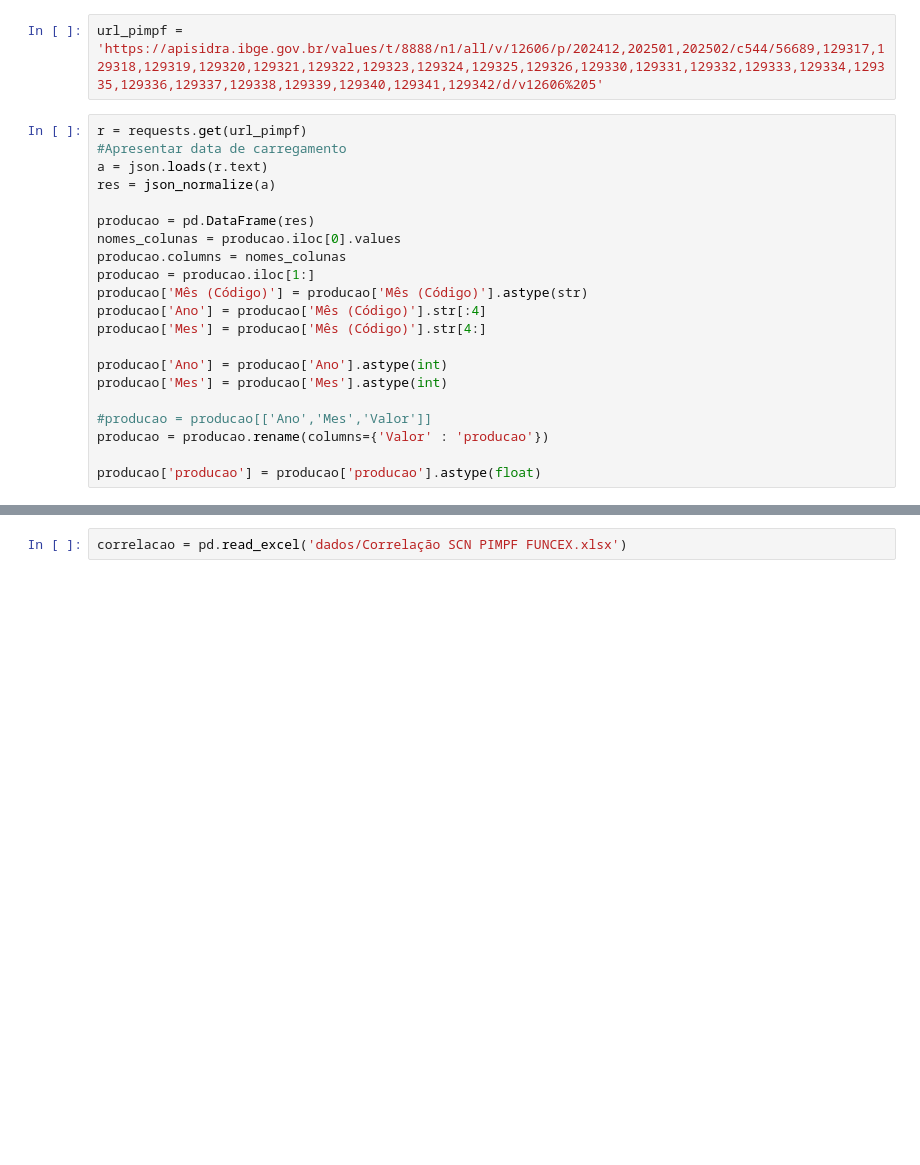
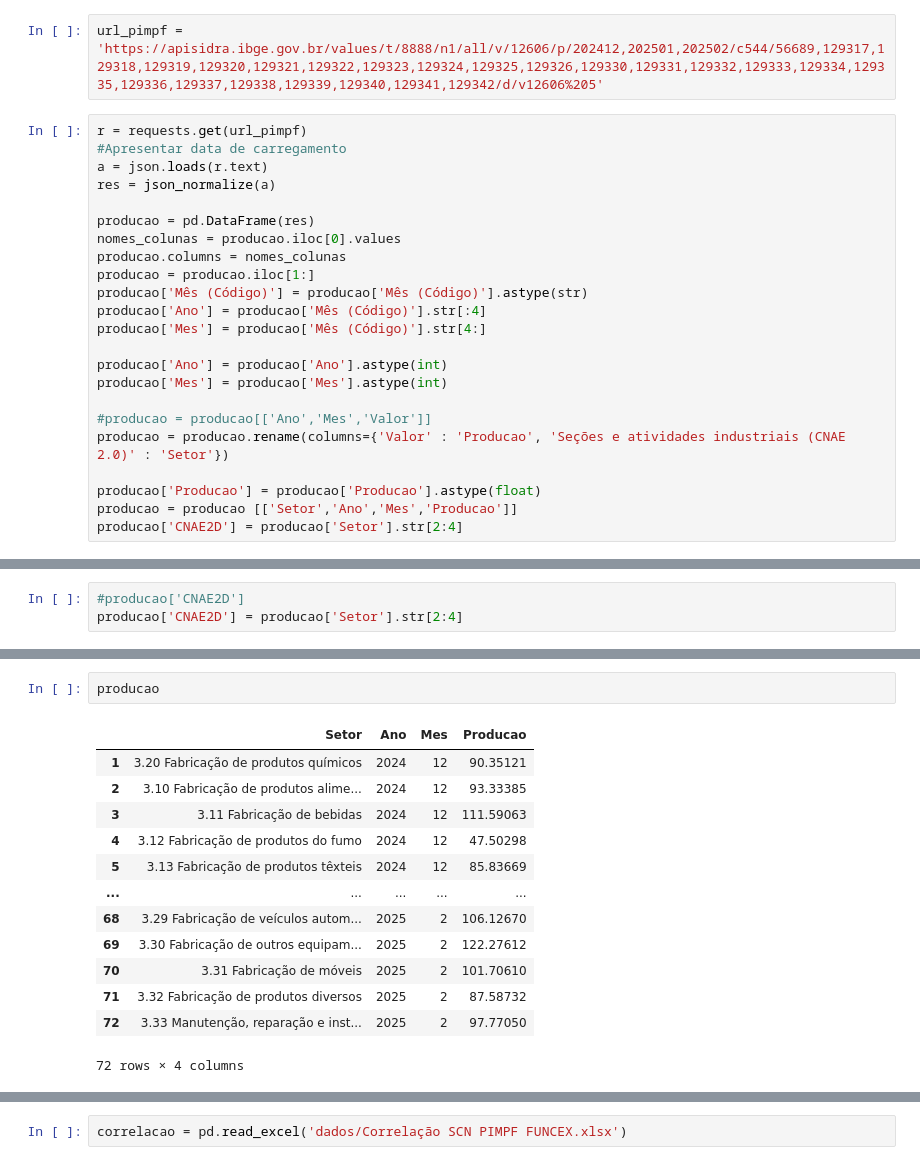
Before and after one commit to amiltonmendes/consumo-aparente, a Jupyter notebook: Cálculo de consumo nacional aparente - Funcex Planilha.ipynb, the cells around one changed output, grey strips where cells are left out. Cells and saved outputs as stored; diff of their text form; blank space fills up the shorter version.

```diff
--- a/Cálculo de consumo nacional aparente - Funcex Planilha.ipynb
+++ b/Cálculo de consumo nacional aparente - Funcex Planilha.ipynb
@@ -94,6 +90,8 @@ producao['Ano'] = producao['Ano'].astype(int)
 producao['Mes'] = producao['Mes'].astype(int)
 
 #producao = producao[['Ano','Mes','Valor']]
-producao = producao.rename(columns={'Valor' : 'producao'})
+producao = producao.rename(columns={'Valor' : 'Producao', 'Seções e atividades industriais (CNAE 2.0)' : 'Setor'})
 
-producao['producao'] = producao['producao'].astype(float)
+producao['Producao'] = producao['Producao'].astype(float)
+producao = producao [['Setor','Ano','Mes','Producao']]
+producao['CNAE2D'] = producao['Setor'].str[2:4]
@@ -119,0 +98,3 @@ array(['3.20 Fabricação de produtos químicos',
+# %%
+#producao['CNAE2D']
+producao['CNAE2D'] = producao['Setor'].str[2:4]
@@ -119,0 +114,16 @@ array(['3.20 Fabricação de produtos químicos',
+# %%
+producao
+# %% [output]
+|  | Setor | Ano | Mes | Producao |
+| 1 | 3.20 Fabricação de produtos químicos | 2024 | 12 | 90.35121 |
+| 2 | 3.10 Fabricação de produtos alime... | 2024 | 12 | 93.33385 |
+| 3 | 3.11 Fabricação de bebidas | 2024 | 12 | 111.59063 |
+| 4 | 3.12 Fabricação de produtos do fumo | 2024 | 12 | 47.50298 |
+| 5 | 3.13 Fabricação de produtos têxteis | 2024 | 12 | 85.83669 |
+| ... | ... | ... | ... | ... |
+| 68 | 3.29 Fabricação de veículos autom... | 2025 | 2 | 106.12670 |
+| 69 | 3.30 Fabricação de outros equipam... | 2025 | 2 | 122.27612 |
+| 70 | 3.31 Fabricação de móveis | 2025 | 2 | 101.70610 |
+| 71 | 3.32 Fabricação de produtos diversos | 2025 | 2 | 87.58732 |
+| 72 | 3.33 Manutenção, reparação e inst... | 2025 | 2 | 97.77050 |
+72 rows × 4 columns
```
Also changed, not shown: parts of 30 cells of this notebook.
